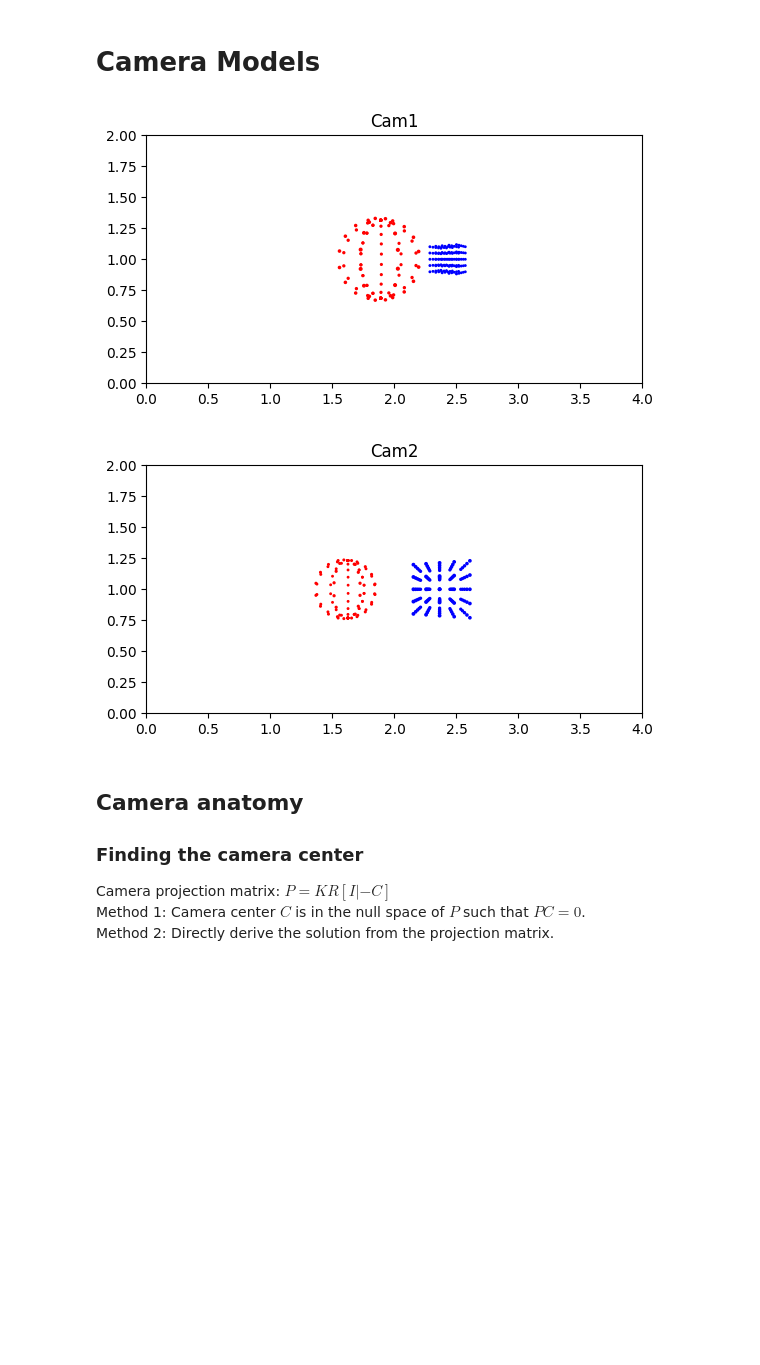
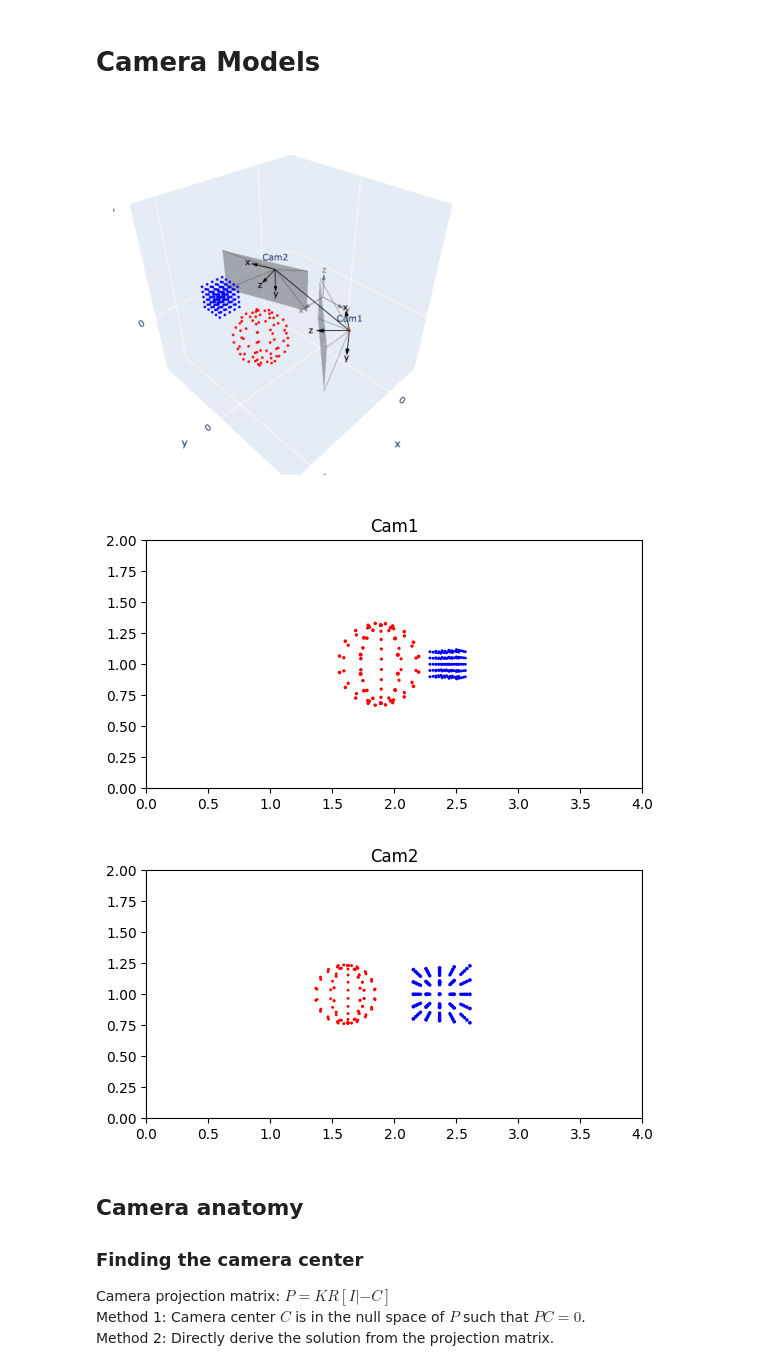
Before and after one commit to brianwang00001/3D-geometry-visualizer, a Jupyter notebook: 3D_geometry_dev.ipynb, the cells around one changed output. Drawn from its saved outputs; the diff is of its cells as text; code cells hidden in the pictures; blank space fills up the shorter version.

```diff
--- a/3D_geometry_dev.ipynb
+++ b/3D_geometry_dev.ipynb
@@ -149,9 +149,13 @@ class ImagePlane():
 
 drange = 4 # set the plot size
 graph_center = np.array([2, 0, 1])
-def plot_all(figs, world=False, pltrange=[[-drange+graph_center[0], drange+graph_center[0]],
-                                           [-drange+graph_center[1], drange+graph_center[1]],
-                                           [-drange+graph_center[2], drange+graph_center[2]]]):
+def plot_all(
+    figs,
+    world=False,
+    pltrange=[[-drange+graph_center[0], drange+graph_center[0]],
+              [-drange+graph_center[1], drange+graph_center[1]],
+              [-drange+graph_center[2], drange+graph_center[2]]],
+    ):
     if type(figs) == dict:
         figs = [figs[i] for i in figs]
 
@@ -181,6 +185,7 @@ def plot_all(figs, world=False, pltrange=[[-drange+graph_center[0], drange+graph
     )
 
     FIG.show()
+    return FIG
 
 # cannot be capture by camera, I guess...
 class Point():
@@ -335,36 +340,45 @@ class Camera():
 px, py, pz = 4.5, 1, 1
 data1 = np.array([[np.cos(theta)*np.sin(phi)+px, np.sin(theta)*np.sin(phi)+py, np.cos(phi)+pz]
                  for theta in np.linspace(0, 2*np.pi, 10)
                  for phi in np.linspace(0, np.pi, 10)])
 # example data: cube
 px, py, pz = 4, -2, 1
 t_ = np.linspace(-0.5, 0.5, 5)
 x_, y_, z_ = t_ + px, t_ + py, t_ + pz
 x, y, z = np.meshgrid(x_, y_, z_, indexing='ij')
 data2 = np.c_[x.ravel(), y.ravel(), z.ravel()]
 
 # create a point cloud object
 pts = PointCloud()
 pts.add_data([data1, 'red'])
 pts.add_data([data2, 'blue'])
 
 # create two cameras
 camera1 = Camera(Ry(np.pi/2)@Rz(-np.pi/2)@Ry(np.pi/4), np.array([2, 3, 1]), "Cam1")
 camera2 = Camera(Ry(np.pi/2)@Rz(-np.pi/2)@Ry(-np.pi/9), np.array([1, -2, 1]), "Cam2")
 
 camera1.capture(pts)
 camera2.capture(pts)
 
 # add some other objects
 line1 = Line(camera1.center, camera2.center, color='black')
 pt1 = Point(camera1.center, color='red')
 
-plot_all([camera1, camera2, pts, line1, pt1], world=True)
+FIG = plot_all([camera1, camera2, pts, line1, pt1], world=True)
+
+
+# -----------------------------
+# Save the 3D plot as png file just for demonstration purpose on GitHub
+FIG.write_image("fig1.png")
+%run display_image.py
+# -----------------------------
+
 camera1.show_image()
 camera2.show_image()
 # %% [output]
-[figure, old version]
+[figure, new version]
-[figure, old version]
+[figure, new version]
+[figure, added]
 # %% [markdown]
 ## Camera anatomy
 ### Finding the camera center
```
Also changed, not shown: parts of 1 cell of this notebook, 2 other files.
